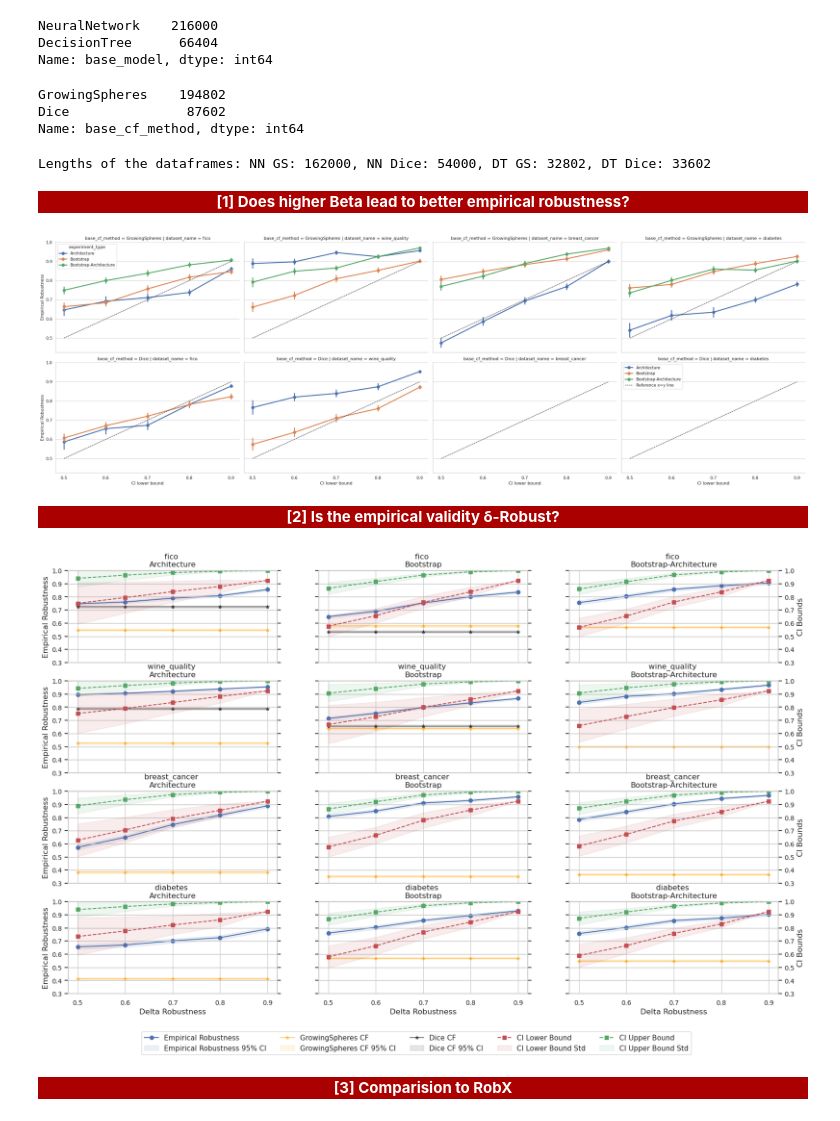
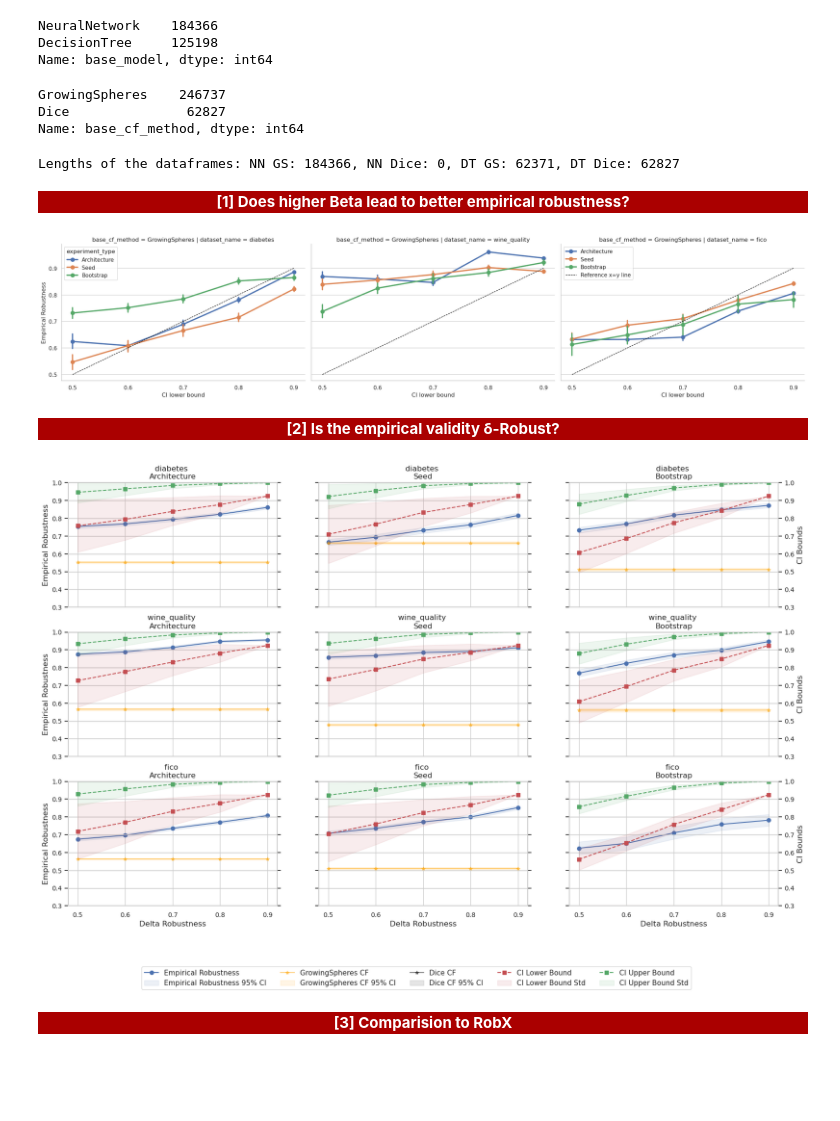
Before and after one commit to istepka/betarce, a Jupyter notebook: exp_vis.ipynb, the cells around one changed output. Cells and saved outputs as stored; diff of their text form; code cells hidden in the pictures; blank space fills up the shorter version.

```diff
--- a/exp_vis.ipynb
+++ b/exp_vis.ipynb
@@ -16,7 +16,7 @@ linestyles = ['-', '--', '-.', ':']
 pd.set_option('display.max_columns', None)
 sns.set_theme(style='whitegrid', font_scale=1)
 # %%
-results_path = 'results_combined_Apr1'
+results_path = 'results_auxillary_Apr4'
 images_dir = f'{results_path}/images'
 
 os.makedirs(images_dir, exist_ok=True)
@@ -46,8 +46,8 @@ def process_results(results_path: str, ext: str = 'feather'):
 
                     # Temporary fix for the experiment type
                     # ----------------------------
-                    exp_types = list(filter(lambda x: 'seed' not in x.lower(), df['experiment_type'].unique()))
-                    df = df[df['experiment_type'].isin(exp_types)]
+                    # exp_types = list(filter(lambda x: 'seed' not in x.lower(), df['experiment_type'].unique()))
+                    # df = df[df['experiment_type'].isin(exp_types)]
                     # ----------------------------
 
                     results_list.append(df)
@@ -57,6 +57,8 @@ def process_results(results_path: str, ext: str = 'feather'):
     return raw_df
 # %%
 raw_df = process_results(results_path)
+# %%
+raw_df = raw_df.dropna()
 # %%
 raw_df.head(3)
 # %% [output]
@@ -87,14 +89,14 @@ memory usage: 105.6+ MB
 # %%
 raw_df['base_model'].value_counts()
 # %% [output]
-NeuralNetwork    216000
-DecisionTree      66404
+NeuralNetwork    184366
+DecisionTree     125198
 Name: base_model, dtype: int64
 # %%
 raw_df['base_cf_method'].value_counts()
 # %% [output]
-GrowingSpheres    194802
-Dice               87602
+GrowingSpheres    246737
+Dice               62827
 Name: base_cf_method, dtype: int64
 # %%
 # Reverse engineer the beta distribution parameters
@@ -187,7 +189,7 @@ dt_df = raw_df[raw_df['base_model'] == 'DecisionTree']
 
 print(f'Lengths of the dataframes: NN GS: {len(nn_gs_df)}, NN Dice: {len(nn_dice_df)}, DT GS: {len(dt_gs_df)}, DT Dice: {len(dt_dice_df)}')
 # %% [output]
-Lengths of the dataframes: NN GS: 162000, NN Dice: 54000, DT GS: 32802, DT Dice: 33602
+Lengths of the dataframes: NN GS: 184366, NN Dice: 0, DT GS: 62371, DT Dice: 62827
 # %% [markdown]
 <div style="background-color: #AA0000; color: white; text-align: center; font-weight: bold">[1] Does higher Beta lead to better empirical robustness?</div>
 # %%
@@ -222,7 +224,7 @@ for ax in g.axes.flat:
 plt.legend()
 plt.savefig(f'{images_dir}/1_robustness_vs_ci_lower_bound.png', dpi=300, bbox_inches='tight')
 # %% [output]
-[figure, old version]
+[figure, new version]
 # %% [markdown]
 <div style="background-color: #AA0000; color: white; text-align: center; font-weight: bold">[2] Is the empirical validity δ-Robust?</div>
 # %%
@@ -233,7 +235,7 @@ plt.savefig(f'{images_dir}/1_robustness_vs_ci_lower_bound.png', dpi=300, bbox_in
 # row: dataset
 # col: experiment type
 
-_tmp_df = nn_df.copy()
+_tmp_df = nn_gs_df.copy()
 method='GrowingSpheres'
 
 datasets = _tmp_df['dataset_name'].unique()
@@ -307,34 +309,34 @@ for i, dataset in enumerate(datasets):
         # Make x-axis labels more coarse i.e. only show rounded to tenths
 
         # ax_lim = ax.get_xlim()
         # ax.set_xticks(np.arange(ax_lim[0], ax_lim[1], 0.1).round(1))
 
         if i == len(datasets) - 1 and j == 0:
             ax_legend_handles, ax_legend_labels = ax.get_legend_handles_labels()
             ax2_legend_handles, ax2_legend_labels = ax2.get_legend_handles_labels()
 
             ax.legend(ax_legend_handles + ax2_legend_handles,
                       ax_legend_labels + ax2_legend_labels,
                       ncol=5,
                       loc='lower right',
                       bbox_to_anchor=(3, -0.7)
             )
 
 
         # Decrease font size of the labels
         ax.tick_params(axis='both', which='major', labelsize=10)
         ax2.tick_params(axis='both', which='major', labelsize=10)
 
         # Turn off label ticks for ax2 on the plots that are not on the right
         if j != len(experiment_types) - 1:
             ax2.set_yticklabels([])
 
 plt.savefig(f'{images_dir}/2_empirical_robustness_ci_bounds.png', dpi=300, bbox_inches='tight')
 
 plt.tight_layout()
 plt.show()
 # %% [output]
-[figure, old version]
+[figure, new version]
 # %% [markdown]
 <div style="background-color: #AA0000; color: white; text-align: center; font-weight: bold">[3] Comparision to RobX</div>
 # %%
```
Also changed, not shown: parts of 12 cells of this notebook, 4 other files.
